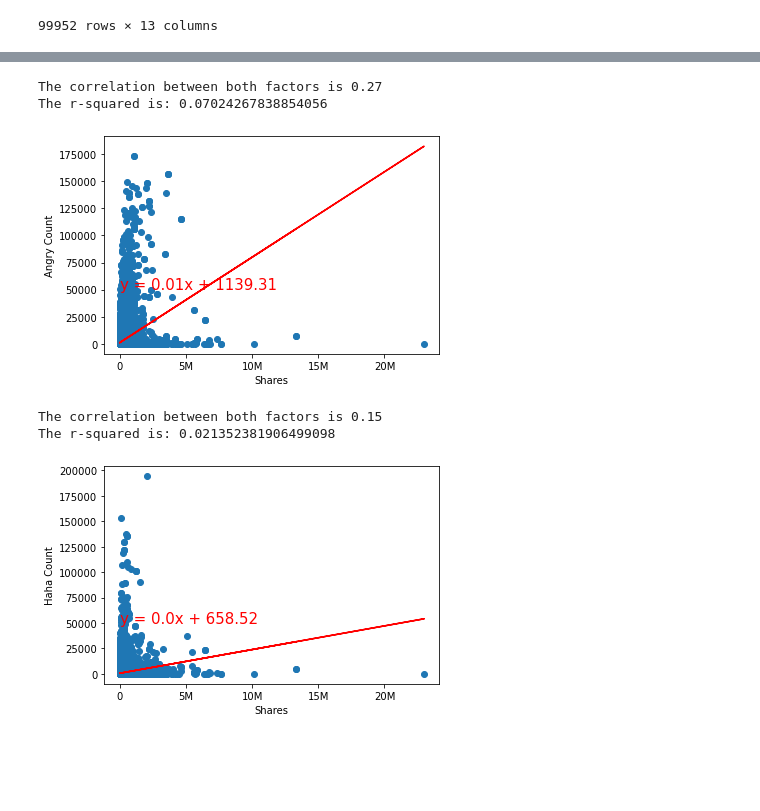
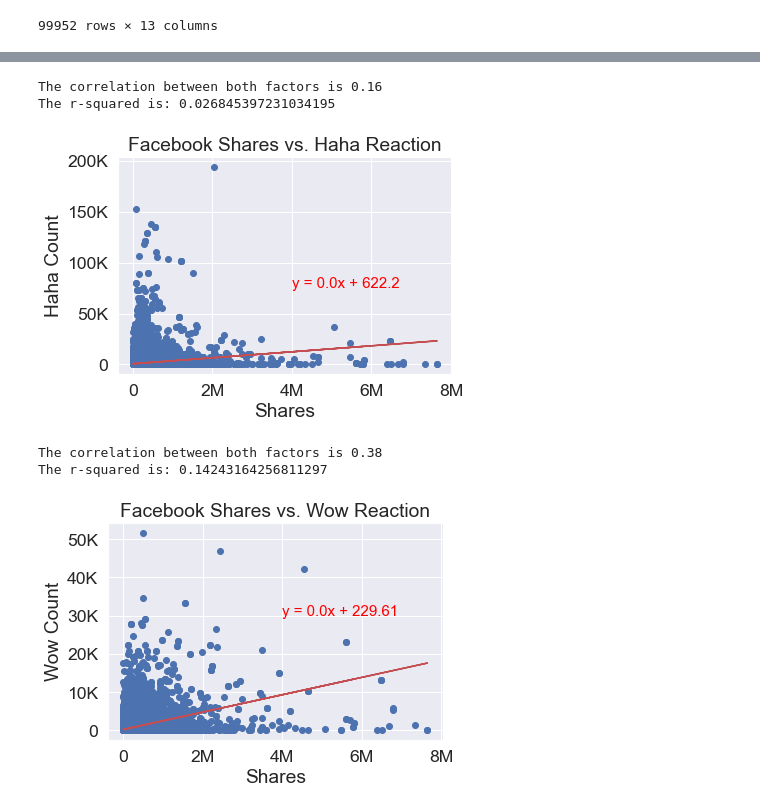
Before and after one commit to jakehtaylor/Classifying-Clickbait-Headlines, a Jupyter notebook: clean_dataframes.ipynb, the cells around one changed output, grey strips where cells are left out. Drawn from its saved outputs; the diff is of its cells as text; code cells hidden in the pictures; blank space fills up the shorter version.

```diff
--- a/clean_dataframes.ipynb
+++ b/clean_dataframes.ipynb
@@ -472,12 +422,15 @@ trump_angry = trump_df['angry_count'].sum()
 trump_emotions = ['Wow', 'Love', 'Haha', 'Sad', 'Angry']
 trump_sums = [trump_wow, trump_love, trump_haha, trump_sad, trump_angry]
 
+#seaborn formatting
+sns.set(font_scale=1.6, style = "whitegrid")
+
 #indicate colors for chart and explode stats
-colors = ["#5DFF6B", "#EC39A1", "#1BCEEC", "#F6D41B" , "#E41E26"]
+colors = ["#34A853", "#EC39A1", "#1BCEEC", "#F6D41B" , "#E41E26"]
 explode = (0, 0, 0, 0, 0.15)
 
 #chart title
-plt.title("Trump Article Facebook Emotional Reactions")
+plt.title("Trump Article Emotional Reactions")
 
 #create pie chart for Trump emotions
 plt.pie(trump_sums, explode=explode, labels=trump_emotions, colors=colors,
@@ -509,12 +462,15 @@ biden_angry = biden_df['angry_count'].sum()
 biden_emotions = ['Wow', 'Love', 'Haha', 'Sad', 'Angry']
 biden_sums = [biden_wow, biden_love, biden_haha, biden_sad, biden_angry]
 
+#seaborn formatting
+sns.set(font_scale=1.6, style = "whitegrid")
+
 #indicate colors for chart and explode stats
-colors = ["#5DFF6B", "#EC39A1", "#1BCEEC", "#F6D41B" , "#E41E26"]
-explode = (0, 0, 0, 0, 0.15)
+colors = ["#34A853", "#EC39A1", "#1BCEEC", "#F6D41B" , "#E41E26"]
+explode = (0, 0, 0.15, 0, 0)
 
 #chart title
-plt.title("Biden Article Facebook Emotional Reactions")
+plt.title("Biden Article Emotional Reactions")
 
 #create pie chart for Biden emotions
 plt.pie(biden_sums, explode=explode, labels=biden_emotions, colors=colors,
@@ -528,55 +530,61 @@ plt.show()
 # %%
-#attempt at liner regression for shares vs. anger
+#liner regression for shares vs. haha
 
 #correlation coefficient
-correlation = st.pearsonr(articles_df['total_facebook_shares'], articles_df['angry_count'])
+correlation = st.pearsonr(no_outlier_articles_df['total_facebook_shares'], no_outlier_articles_df['haha_count'])
 print(f"The correlation between both factors is {round(correlation[0],2)}")
 
-#scatter plot of Trump shares vs. Anger_count
-title = 'Facebook shares vs. Angry Reaction for Articles'
+#seaborn formatting
+sns.set(font_scale=1.6)
+
+#scatter plot of shares vs. Haha count
+plt.title('Facebook Shares vs. Haha Reaction')
 
 #linear regression
-x_values = articles_df['total_facebook_shares']
-y_values = articles_df['angry_count']
+x_values = no_outlier_articles_df['total_facebook_shares']
+y_values = no_outlier_articles_df['haha_count']
 
 
 (slope, intercept, rvalue, pvalue, stderr) = linregress(x_values, y_values)
 regress_values = x_values * slope + intercept
 line_eq = "y = " + str(round(slope,2)) + "x + " + str(round(intercept,2))
 plt.scatter(x_values,y_values)
 plt.plot(x_values,regress_values,"r-")
-plt.annotate(line_eq,(4, 50000),fontsize=15,color="red")
+plt.annotate(line_eq,(4000000, 75000),fontsize=15,color="red")
 
 
-#trump_df.plot(kind="scatter", x="total_facebook_shares", y="angry_count", grid=True, figsize=(8,8),
-#                 title= title)
+
 plt.xlabel('Shares')
-plt.ylabel('Angry Count')
+plt.ylabel('Haha Count')
 print(f"The r-squared is: {rvalue**2}")
 
 #change labeling of the x-axis values
 ax = plt.gca()
 ax.xaxis.set_major_formatter(tick.FuncFormatter(reformat_large_tick_values))
+ax.yaxis.set_major_formatter(tick.FuncFormatter(reformat_large_tick_values))
 
-plt.savefig('shares_vs_anger.png', dpi=300, bbox_inches = 'tight')
+plt.savefig('shares_vs_haha.png', dpi=300, bbox_inches = 'tight')
 plt.show()
 # %% [output]
-The correlation between both factors is 0.27
-The r-squared is: 0.07024267838854056
+The correlation between both factors is 0.16
+The r-squared is: 0.026845397231034195
-[figure, old version]
+[figure, new version]
 # %%
-#attempt at liner regression for shares vs. haha
+#liner regression for shares vs. wow
 
 #correlation coefficient
-correlation = st.pearsonr(articles_df['total_facebook_shares'], articles_df['haha_count'])
+correlation = st.pearsonr(no_outlier_articles_df['total_facebook_shares'], no_outlier_articles_df['wow_count'])
 print(f"The correlation between both factors is {round(correlation[0],2)}")
 
-#scatter plot of Trump shares vs. Anger_count
-title = 'Facebook shares vs. Haha Reaction for Articles'
+#seaborn formatting
+sns.set(font_scale=1.6)
+
+#scatter plot of Article shares vs. Wow count
+plt.title('Facebook Shares vs. Wow Reaction')
 
 #linear regression
-x_values = articles_df['total_facebook_shares']
-y_values = articles_df['haha_count']
+x_values = no_outlier_articles_df['total_facebook_shares']
+y_values = no_outlier_articles_df['wow_count']
 
 
 (slope, intercept, rvalue, pvalue, stderr) = linregress(x_values, y_values)
@@ -584,22 +592,23 @@ regress_values = x_values * slope + intercept
 line_eq = "y = " + str(round(slope,2)) + "x + " + str(round(intercept,2))
 plt.scatter(x_values,y_values)
 plt.plot(x_values,regress_values,"r-")
-plt.annotate(line_eq,(4, 50000),fontsize=15,color="red")
+plt.annotate(line_eq,(4000000, 30000),fontsize=15,color="red")
 
 
-
+#labels r values and save the figure
 plt.xlabel('Shares')
-plt.ylabel('Haha Count')
+plt.ylabel('Wow Count')
 print(f"The r-squared is: {rvalue**2}")
 
 #change labeling of the x-axis values
 ax = plt.gca()
 ax.xaxis.set_major_formatter(tick.FuncFormatter(reformat_large_tick_values))
+ax.yaxis.set_major_formatter(tick.FuncFormatter(reformat_large_tick_values))
 
-plt.savefig('shares_vs_haha.png', dpi=300, bbox_inches = 'tight')
+plt.savefig('shares_vs_wow.png', dpi=300, bbox_inches = 'tight')
 plt.show()
 # %% [output]
-The correlation between both factors is 0.15
-The r-squared is: 0.021352381906499098
+The correlation between both factors is 0.38
+The r-squared is: 0.14243164256811297
-[figure, old version]
+[figure, new version]
 # %%
```
Also changed, not shown: parts of 17 cells of this notebook, 28 other files.
